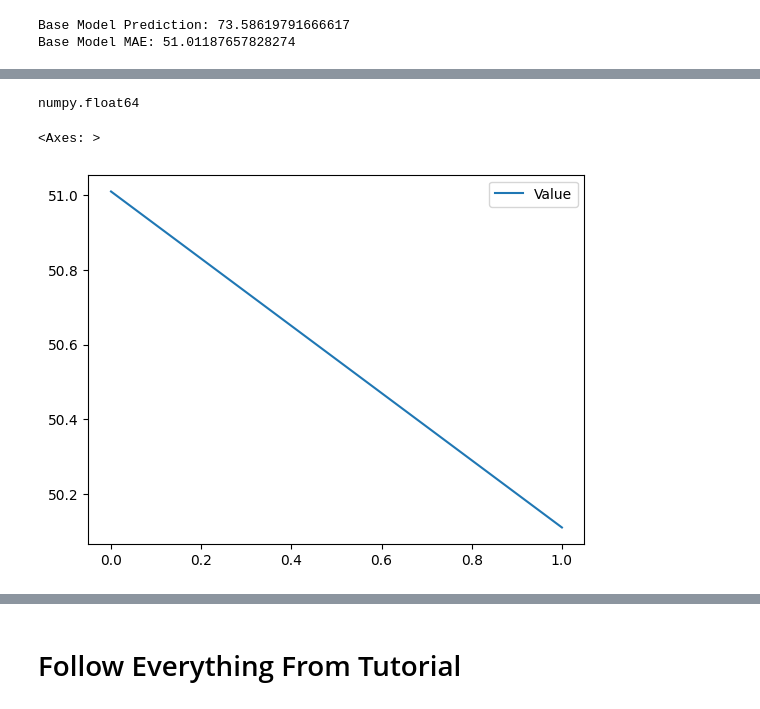
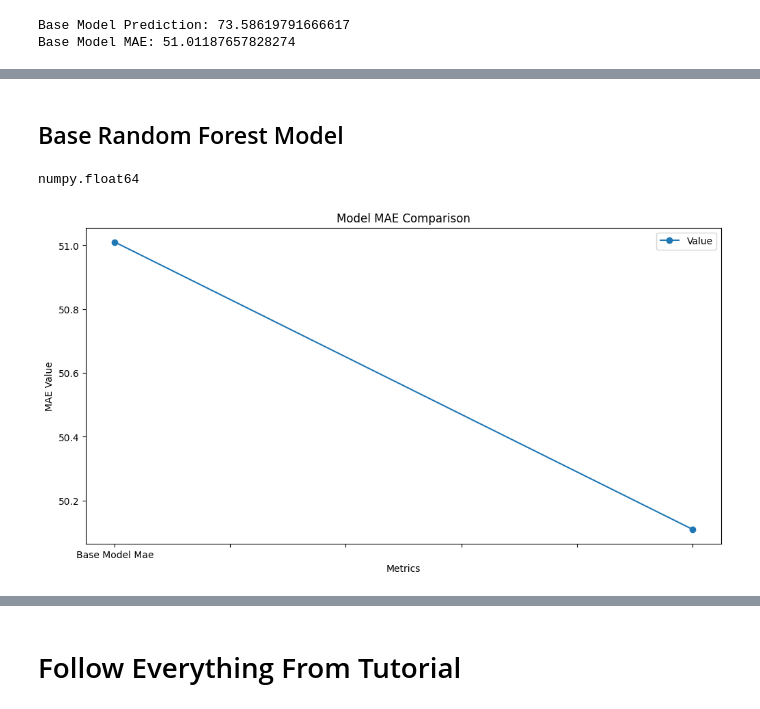
Before and after one commit to Cli091996/GU_High_ML_Project, a Jupyter notebook: GU_High_ML_Project_V2.ipynb, the cells around one changed output, grey strips where cells are left out. Drawn from its saved outputs; the diff is of its cells as text; code cells hidden in the pictures.

Commit message:
fixed MAE visual

```diff
--- a/GU_High_ML_Project_V2.ipynb
+++ b/GU_High_ML_Project_V2.ipynb
@@ -318,3 +315,5 @@ for i, txt in enumerate(group_df['error']):
+# %% [markdown]
+## Base Random Forest Model
 # %%
 #Create Pieline to be used in Model
 Base_RF_Model_Pipeline = Pipeline(steps=[
@@ -332,27 +331,31 @@ Base_RF_Model_Predictions = Base_RF_Model_Pipeline.predict(X_test)
 
 #Get Error Metrics of Random Forest Model
 RF_Model_MAE = mean_absolute_error(y_test, Base_RF_Model_Predictions)
-# %%
-type(RF_Model_MAE)
-# %% [output]
-numpy.float64
-# %%
-#Create a dictionary to store MAE for comparison
-
-MAE_Dict = {
-    'Metrics' : ['Base Model Mae','RF Base Model MAE'],
-    'Value':[round(float(test_set_mae),2), round(float(RF_Model_MAE),2)]
-}
-
-MAE_DF = pd.DataFrame(MAE_Dict)
-
-MAE_DF = MAE_DF.sort_values('Value', ascending=False)
-
-MAE_DF.plot()
-# fig, ax = plt.subplot(figsize=(12,6))
-# %% [output]
-<Axes: >
-[figure, removed]
+# %%
+type(RF_Model_MAE)
+# %% [output]
+numpy.float64
+# %%
+#Create a dictionary to store MAE for comparison
+
+MAE_Dict = {
+    'Metrics' : ['Base Model Mae','RF Base Model MAE'],
+    'Value':[round(float(test_set_mae),2), round(float(RF_Model_MAE),2)]
+}
+
+MAE_DF = pd.DataFrame(MAE_Dict)
+
+MAE_DF = MAE_DF.sort_values('Value', ascending=False)
+
+# MAE_DF.plot()
+fig, ax = plt.subplots(figsize=(12,6))
+# Now you can use ax to plot
+MAE_DF.plot(kind='line', x='Metrics', y='Value', ax=ax,marker='o')
+ax.set_title('Model MAE Comparison')
+ax.set_ylabel('MAE Value')
+plt.show()
+# %% [output]
+[figure, added]
 # %%
 actual = np.array(y_test).reshape(-1)
 Base_RF_Model_Predictions = Base_RF_Model_Predictions
```
Also changed, not shown: parts of 13 cells of this notebook.
